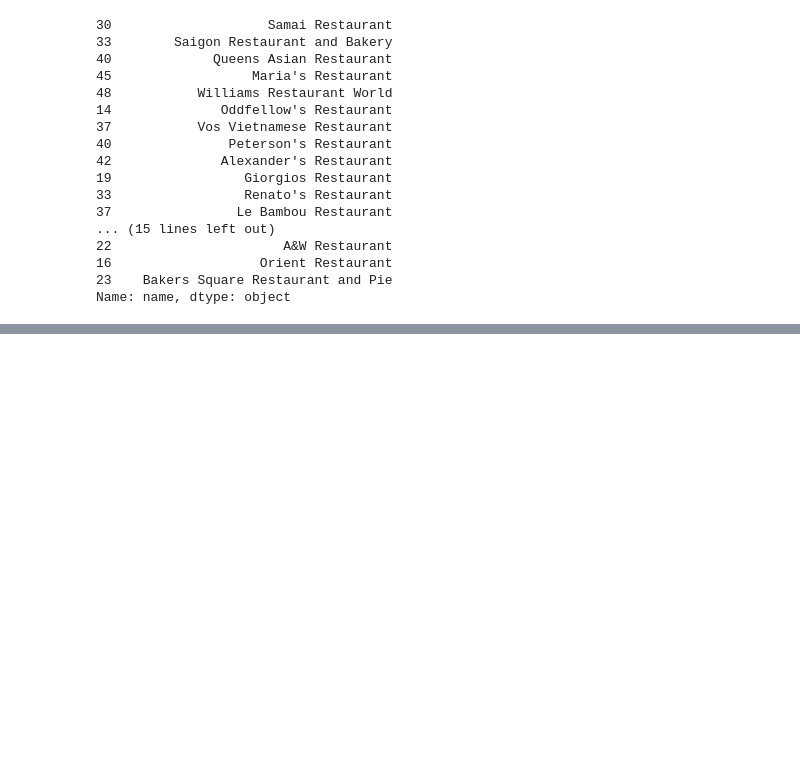
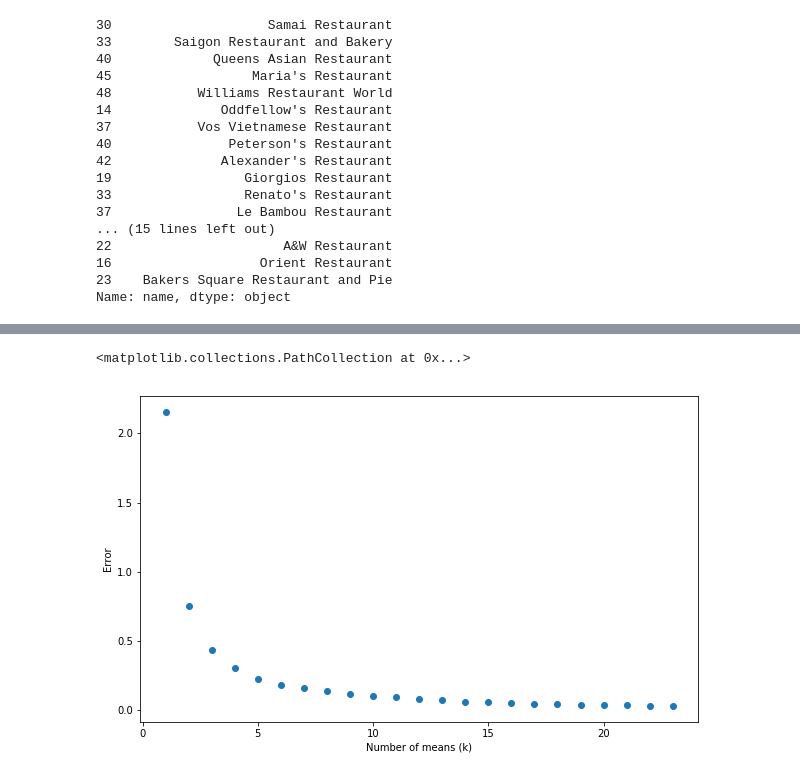
Before and after one commit to Jwychor/Applied_Data_Science_Capstone, a Jupyter notebook: Capstone_Location_Project.ipynb, the cells around one changed output, grey strips where cells are left out. Saved outputs shown, nothing was run; the diff lists cells and outputs as text; code cells hidden in the pictures; blank space fills up the shorter version.

```diff
--- a/Capstone_Location_Project.ipynb
+++ b/Capstone_Location_Project.ipynb
@@ -141,0 +151,20 @@ mnMap
+# %%
+# Scree plot for lat/long plotting of restaurants
+from sklearn import cluster
+import numpy as np
+from matplotlib.pyplot import figure
+
+error = []
+
+for i in range(1,24):
+    km = cluster.KMeans(n_clusters = i)
+    km.fit(df[["location.lat","location.lng"]])
+    error.append(km.inertia_)
+
+figure(figsize = (10,6))
+plt.xlabel("Number of means (k)")
+plt.ylabel("Error")
+plt.scatter(range(1,len(error)+1),error)
+# %% [output]
+<matplotlib.collections.PathCollection at 0x...>
+[figure, added]
```
Also changed, not shown: parts of 4 cells of this notebook.
